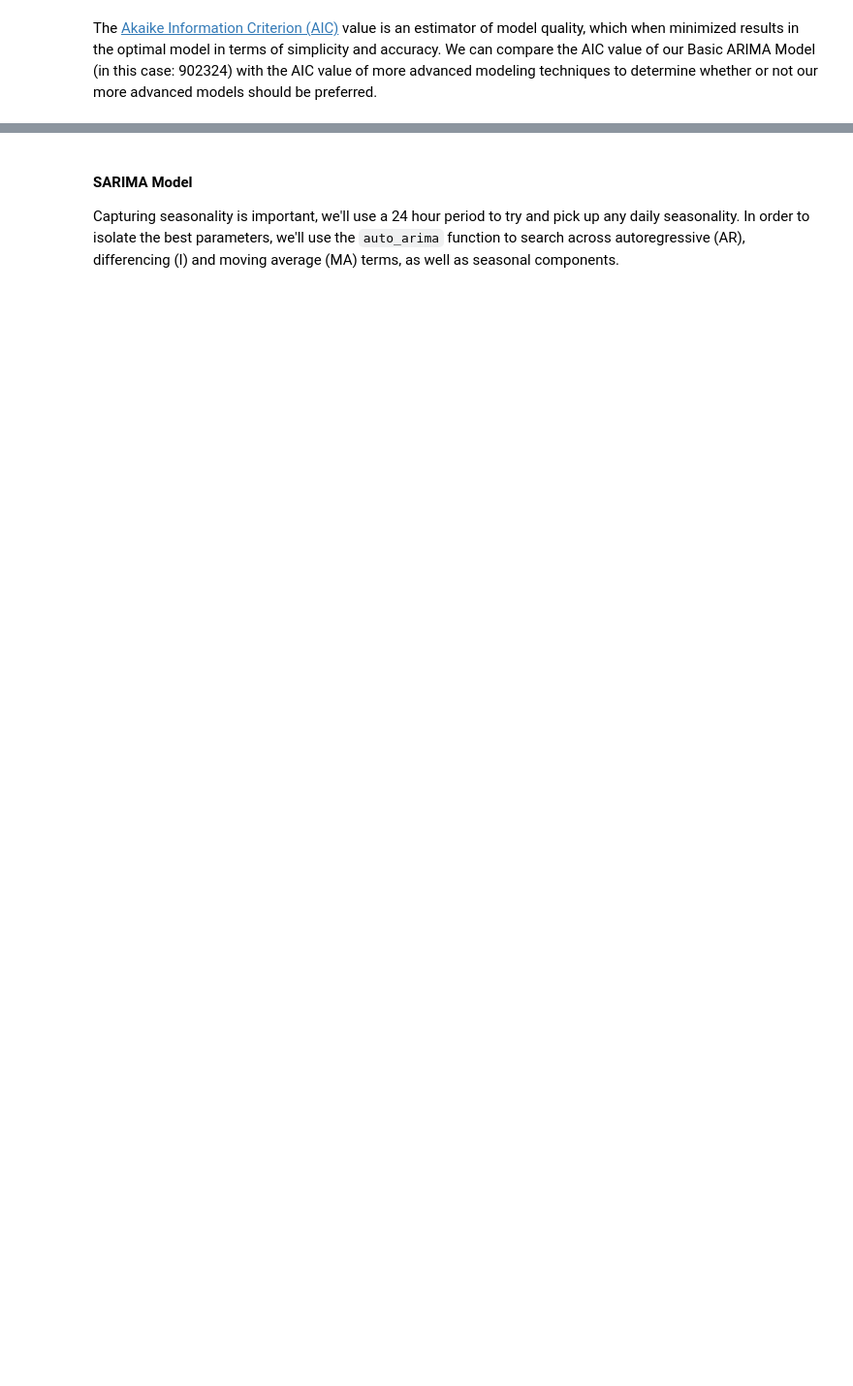
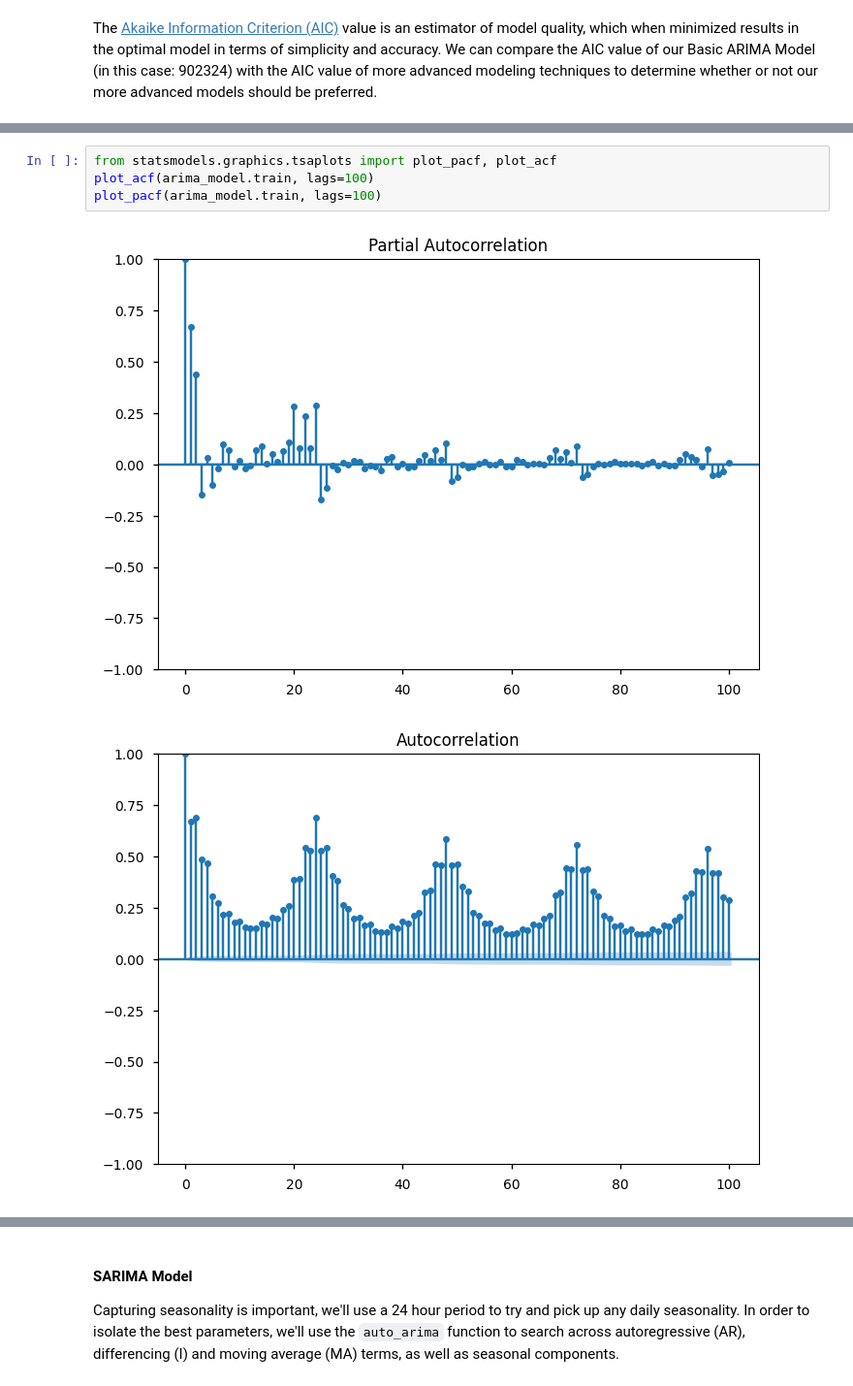
Before and after one commit to evangabe/strategic-parking-enforcement, a Jupyter notebook: 02_featurization.ipynb, the cells around one changed output, grey strips where cells are left out. Shown at 97% size. Drawn from its saved outputs; the diff is of its cells as text; blank space fills up the shorter version.

```diff
--- a/02_featurization.ipynb
+++ b/02_featurization.ipynb
@@ -127,0 +134,7 @@ results.plot_diagnostics(figsize=(10,10))
+# %%
+from statsmodels.graphics.tsaplots import plot_pacf, plot_acf
+plot_acf(arima_model.train, lags=100)
+plot_pacf(arima_model.train, lags=100)
+# %% [output]
+[figure, added]
+[figure, added]
```
Also changed, not shown: parts of 36 cells of this notebook, 8 other files.
